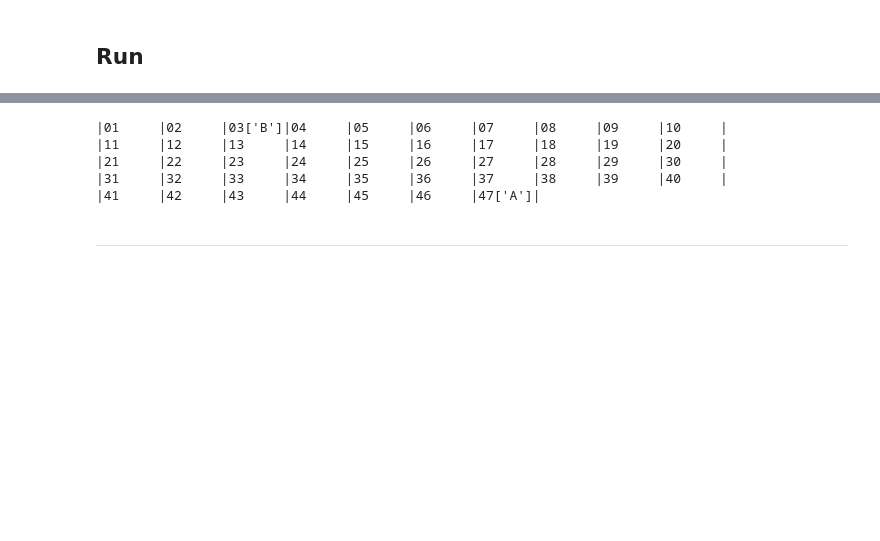
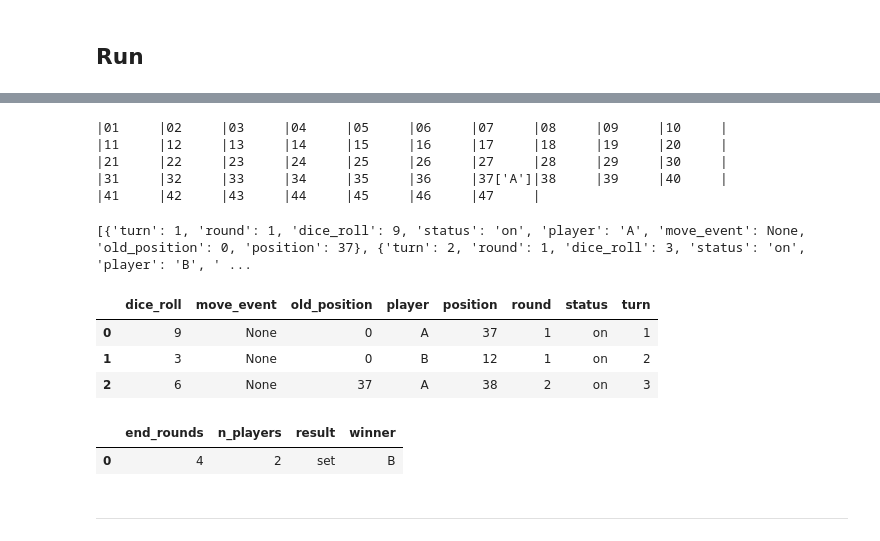
Before and after one commit to leoluyi/huluwen, a Jupyter notebook: simulation.ipynb, the cells around one changed output, grey strips where cells are left out. Drawn from its saved outputs; the diff is of its cells as text; code cells hidden in the pictures; blank space fills up the shorter version.

```diff
--- a/simulation.ipynb
+++ b/simulation.ipynb
@@ -473,14 +523,32 @@ DEBUG:root:
 |41     |42     |43     |44     |45     |46     |47['A']|
 INFO:root:Game result: set
 set
+# %%
+turn, board = h.get_history(slice(0,3))
 # %%
-print(h.game.board)
+print(board[0])
 # %% [output]
-|01     |02     |03['B']|04     |05     |06     |07     |08     |09     |10     |
+|01     |02     |03     |04     |05     |06     |07     |08     |09     |10     |
 |11     |12     |13     |14     |15     |16     |17     |18     |19     |20     |
 |21     |22     |23     |24     |25     |26     |27     |28     |29     |30     |
-|31     |32     |33     |34     |35     |36     |37     |38     |39     |40     |
-|41     |42     |43     |44     |45     |46     |47['A']|
+|31     |32     |33     |34     |35     |36     |37['A']|38     |39     |40     |
+|41     |42     |43     |44     |45     |46     |47     |
+# %%
+print(turn)
+# %% [output]
+[{'turn': 1, 'round': 1, 'dice_roll': 9, 'status': 'on', 'player': 'A', 'move_event': None, 'old_position': 0, 'position': 37}, {'turn': 2, 'round': 1, 'dice_roll': 3, 'status': 'on', 'player': 'B', ' ...
+# %%
+pd.DataFrame(turn)
+# %% [output]
+|  | dice_roll | move_event | old_position | player | position | round | status | turn |
+| 0 | 9 | None | 0 | A | 37 | 1 | on | 1 |
+| 1 | 3 | None | 0 | B | 12 | 1 | on | 2 |
+| 2 | 6 | None | 37 | A | 38 | 2 | on | 3 |
+# %%
+h.get_sim_res()[0]
+# %% [output]
+|  | end_rounds | n_players | result | winner |
+| 0 | 4 | 2 | set | B |
 # %% [markdown]
 ---
 # %% [markdown]
```
Also changed, not shown: parts of 13 cells of this notebook.
